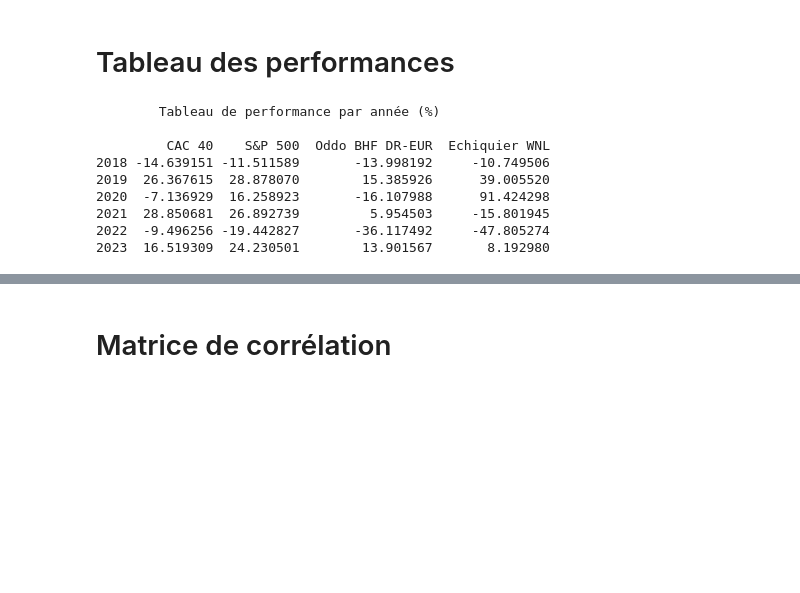
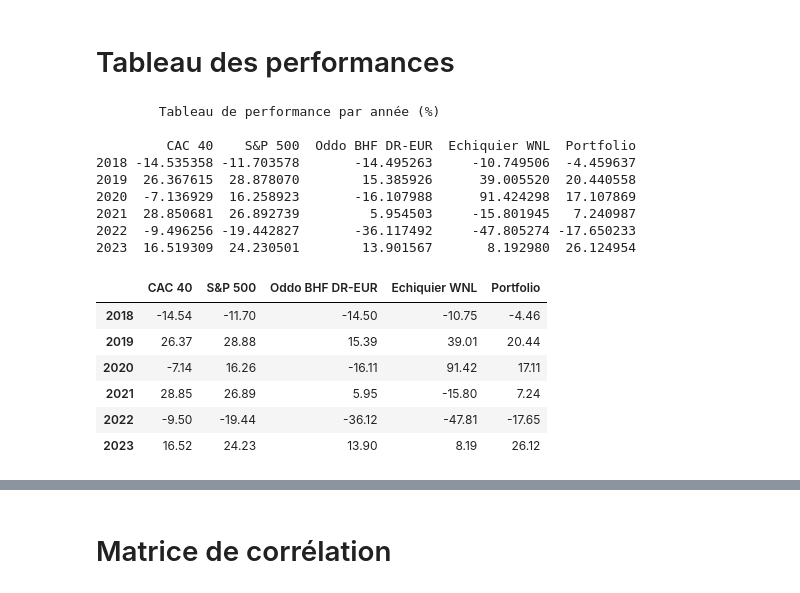
Before and after one commit to IrishRugbyman/Pi2, a Jupyter notebook: Comparaison_entre_différents_fonds (1).ipynb, the cells around one changed output, grey strips where cells are left out. Drawn from its saved outputs; the diff is of its cells as text; code cells hidden in the pictures; blank space fills up the shorter version.

```diff
--- a/Comparaison_entre_différents_fonds (1).ipynb
+++ b/Comparaison_entre_différents_fonds (1).ipynb
@@ -124,15 +251,63 @@ def calculer_rendement_total_annuel(dataframes, annee_debut, annee_fin):
 # Exemple d'utilisation
 dataframes = [(cac_40_data, 'CAC 40'), (s_p_500_data, 'S&P 500'), (oddo_data, 'Oddo BHF DR-EUR'), (echiquier_data, 'Echiquier WNL')]
 resultats_rendement = calculer_rendement_total_annuel(dataframes, 2018, 2023)
+
+def calculate_annual_total_return_portfolio(returns, weights, start_year, end_year):
+    annual_total_return = {}
+    for year in range(start_year, end_year + 1):
+        yearly_returns = returns[returns.index.year == year]
+        if not yearly_returns.empty:
+            # Calculate the weighted returns
+            weighted_returns = yearly_returns.multiply(weights, axis='columns')
+            # Sum the weighted returns across all assets to get the portfolio return
+            portfolio_return = weighted_returns.sum(axis=1)
+            # Calculate the total annual return for the portfolio
+            total_return_annual = (portfolio_return + 1).prod() - 1
+            annual_total_return[year] = total_return_annual
+    return annual_total_return
+
+# Assuming ran_port is a DataFrame with asset returns and portfolio_weights is a numpy array with the weights
+# Make sure the number of weights matches the number of assets in ran_port
+
+annual_total_return_portfolio = calculate_annual_total_return_portfolio(ran_port.pct_change(), portfolio_weights, 2018, 2023)
+
+# Add the portfolio total return to the resultats_rendement DataFrame
+resultats_rendement['Portfolio'] = resultats_rendement.index.map(lambda x: annual_total_return_portfolio.get(x, np.nan) * 100)
+
+
 print("        Tableau de performance par année (%)      \n")
 print(resultats_rendement)
 # %% [output]
         Tableau de performance par année (%)
 
-         CAC 40    S&P 500  Oddo BHF DR-EUR  Echiquier WNL
-2018 -14.639151 -11.511589       -13.998192     -10.749506
-2019  26.367615  28.878070        15.385926      39.005520
-2020  -7.136929  16.258923       -16.107988      91.424298
-2021  28.850681  26.892739         5.954503     -15.801945
-2022  -9.496256 -19.442827       -36.117492     -47.805274
-2023  16.519309  24.230501        13.901567       8.192980
+         CAC 40    S&P 500  Oddo BHF DR-EUR  Echiquier WNL  Portfolio
+2018 -14.535358 -11.703578       -14.495263     -10.749506  -4.459637
+2019  26.367615  28.878070        15.385926      39.005520  20.440558
+2020  -7.136929  16.258923       -16.107988      91.424298  17.107869
+2021  28.850681  26.892739         5.954503     -15.801945   7.240987
+2022  -9.496256 -19.442827       -36.117492     -47.805274 -17.650233
+2023  16.519309  24.230501        13.901567       8.192980  26.124954
+# %%
+styled_df = resultats_rendement.style \
+    .format("{:.2f}") \
+    .set_table_styles(
+        [{'selector': 'th', 'props': [('font-size', '12pt'), ('text-align', 'center')]},
+         {'selector': 'td', 'props': [('text-align', 'center')]},
+         {'selector': 'tr:nth-of-type(odd)', 'props': [('background-color', '#f2f2f2')]},
+         {'selector': 'tr:nth-of-type(even)', 'props': [('background-color', 'white')]},
+         {'selector': 'tr:hover', 'props': [('background-color', '#ffff99')]}]
+    ) \
+    .highlight_max(color='lightgreen') \
+    .highlight_min(color='#ffcccb') \
+    .bar(subset=['Portfolio'], color='#5fba7d')
+
+# To display the styled DataFrame in a Jupyter notebook
+styled_df
+# %% [output]
+|  | CAC 40 | S&P 500 | Oddo BHF DR-EUR | Echiquier WNL | Portfolio |
+| 2018 | -14.54 | -11.70 | -14.50 | -10.75 | -4.46 |
+| 2019 | 26.37 | 28.88 | 15.39 | 39.01 | 20.44 |
+| 2020 | -7.14 | 16.26 | -16.11 | 91.42 | 17.11 |
+| 2021 | 28.85 | 26.89 | 5.95 | -15.80 | 7.24 |
+| 2022 | -9.50 | -19.44 | -36.12 | -47.81 | -17.65 |
+| 2023 | 16.52 | 24.23 | 13.90 | 8.19 | 26.12 |
```
Also changed, not shown: parts of 9 cells of this notebook, 1 other file.
